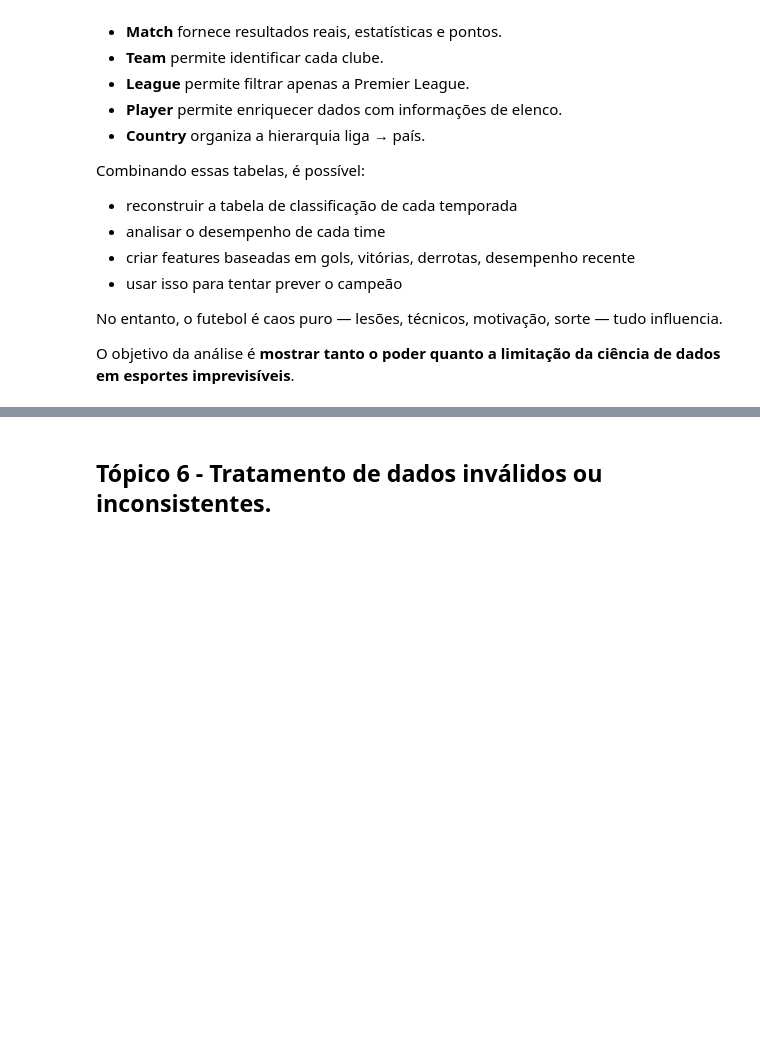
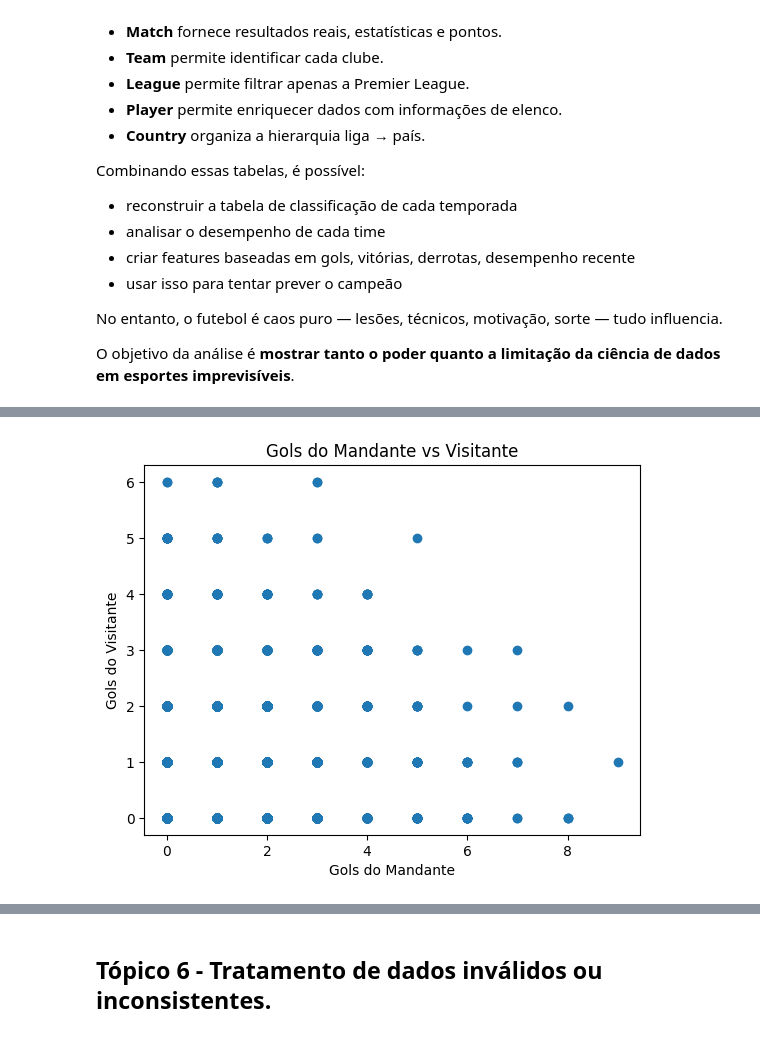
Before and after one commit to GiovaniFetzner/DataScience-BigData, a Jupyter notebook: notebook/DataScience.ipynb, the cells around one changed output, grey strips where cells are left out. Saved outputs shown, nothing was run; the diff lists cells and outputs as text; code cells hidden in the pictures; blank space fills up the shorter version.

```diff
--- a/notebook/DataScience.ipynb
+++ b/notebook/DataScience.ipynb
@@ -506,0 +731,8 @@ O objetivo da análise é **mostrar tanto o poder quanto a limitação da ciênc
+# %%
+plt.scatter(df_match["home_team_goal"], df_match["away_team_goal"])
+plt.title("Gols do Mandante vs Visitante")
+plt.xlabel("Gols do Mandante")
+plt.ylabel("Gols do Visitante")
+plt.show()
+# %% [output]
+[figure, added]
```
Also changed, not shown: parts of 18 cells of this notebook.
